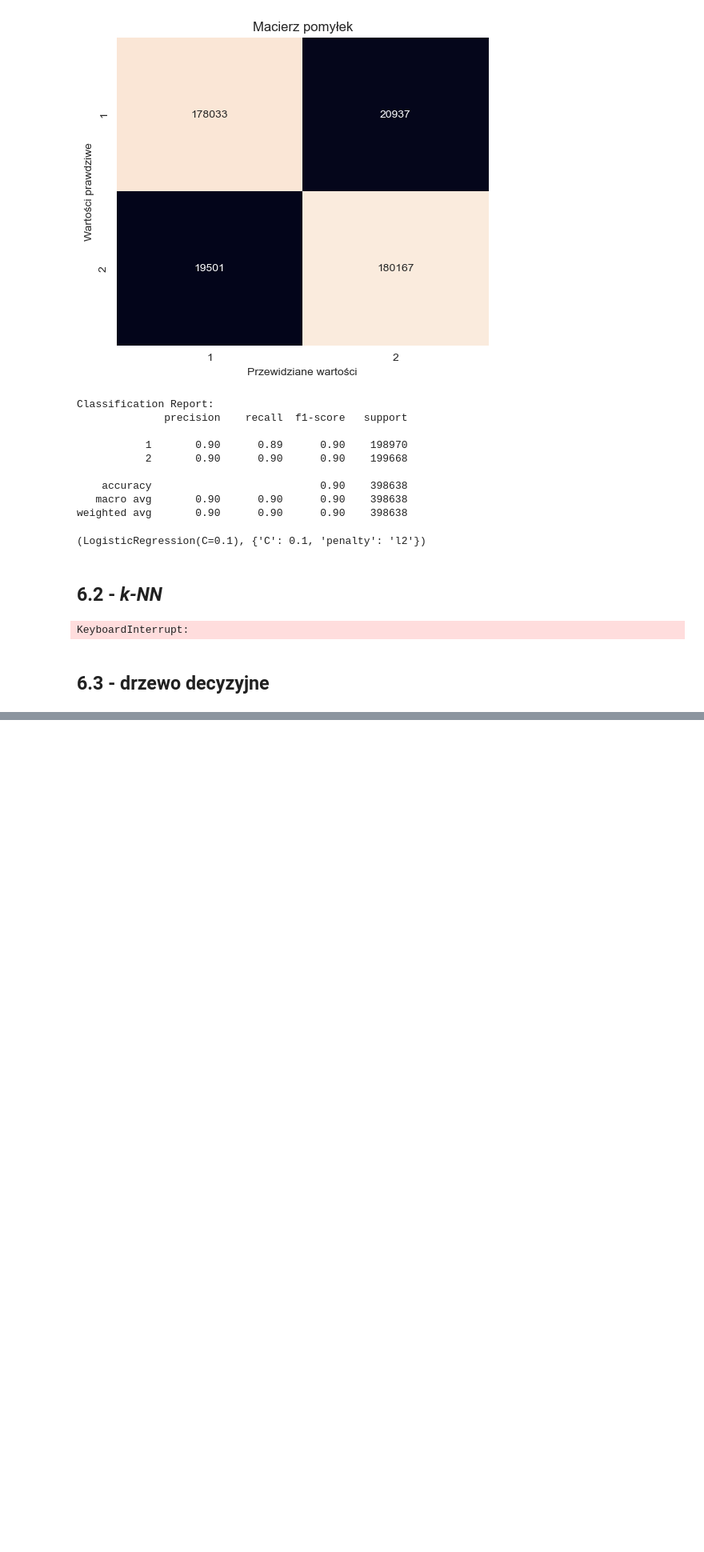
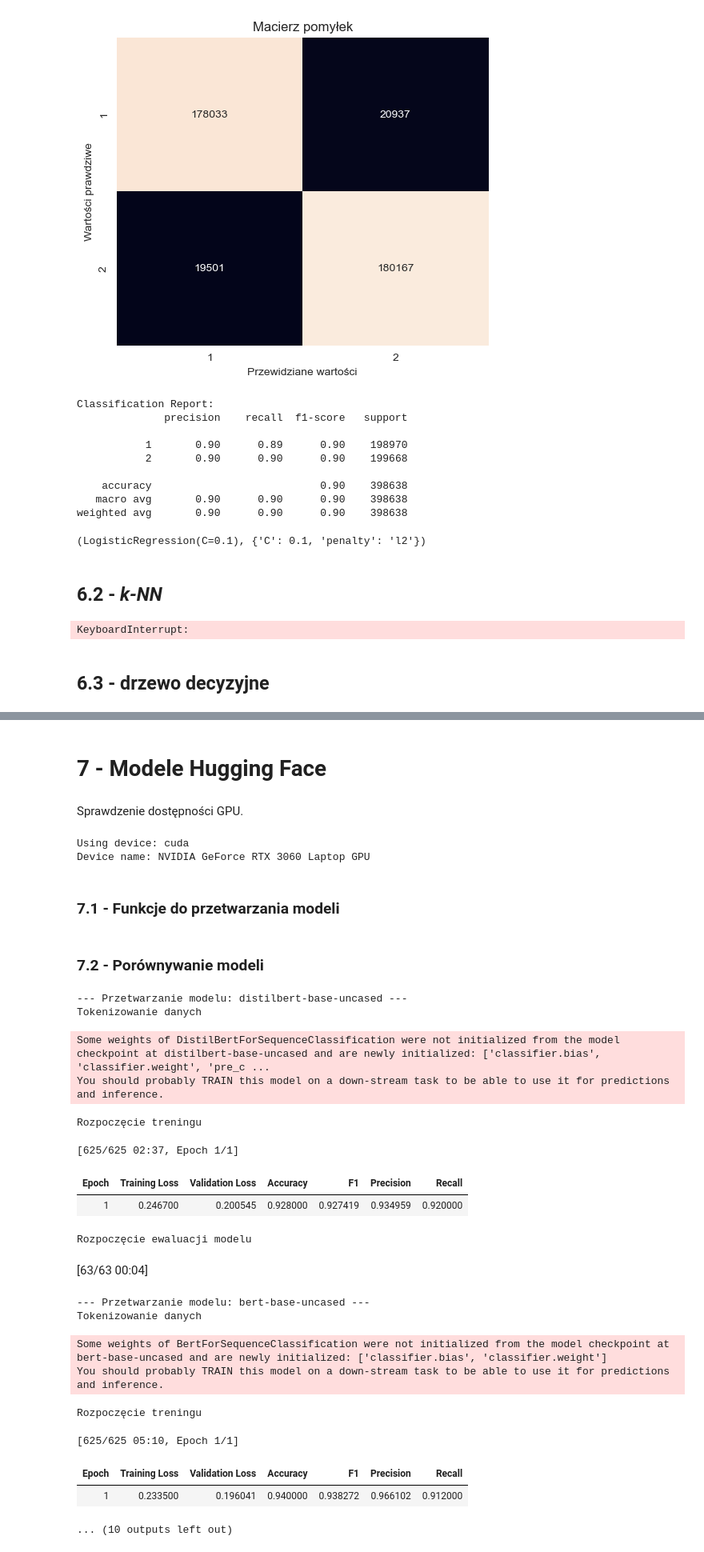
Before and after one commit to piatek5/ML-models-and-classifiers-analisis, a Jupyter notebook: main_notebook.ipynb, the cells around one changed output, grey strips where cells are left out. Shown at 80% size. Drawn from its saved outputs; the diff is of its cells as text; code cells hidden in the pictures; blank space fills up the shorter version.

```diff
--- a/main_notebook.ipynb
+++ b/main_notebook.ipynb
@@ -871,0 +842,14 @@ plot_cv_results_heatmap(
+# %% [markdown]
+# 7 - Modele Hugging Face
+# %% [markdown]
+Sprawdzenie dostępności GPU.
+# %%
+device = torch.device("cuda" if torch.cuda.is_available() else "cpu")
+print(f"Using device: {device}")
+if torch.cuda.is_available():
+    print(f"Device name: {torch.cuda.get_device_name(0)}")
+# %% [output]
+Using device: cuda
+Device name: NVIDIA GeForce RTX 3060 Laptop GPU
+# %% [markdown]
+### 7.1 - Funkcje do przetwarzania modeli
@@ -871,0 +867,13 @@ plot_cv_results_heatmap(
+# %%
+def compute_metrics(pred):
+    """Oblicza metryki ewaluacyjne."""
+    labels = pred.label_ids
+    preds = np.argmax(pred.predictions, axis=-1)
+    precision, recall, f1, _ = precision_recall_fscore_support(labels, preds, average='binary') # 'binary' dla klasyfikacji binarnej
+    acc = accuracy_score(labels, preds)
+    return {
+        'accuracy': acc,
+        'f1': f1,
+        'precision': precision,
+        'recall': recall
+    }
@@ -871,0 +913,21 @@ plot_cv_results_heatmap(
+# %%
+def show_results(results):
+    print("\n--- Wyniki Porównania Modeli (na podzbiorze testowym) ---")
+    results_df = pd.DataFrame(results).T # Transpozycja dla lepszej czytelności
+
+    # Wybieranie i zmiana nazw kluczowych metryk dla przejrzystości
+    metrics_to_show = {
+        'eval_loss': 'Loss',
+        'eval_accuracy': 'Accuracy',
+        'eval_f1': 'F1 Score',
+        'eval_precision': 'Precision',
+        'eval_recall': 'Recall',
+        'eval_runtime': 'Runtime (s)',
+        'eval_samples_per_second': 'Samples/sec',
+    }
+
+    # Filtruj kolumny i zmień ich nazwy
+    results_df_filtered = results_df[[col for col in metrics_to_show if col in results_df.columns]]
+    results_df_filtered = results_df_filtered.rename(columns=metrics_to_show)
+
+    print(results_df_filtered.to_markdown()) # Wyświetl jako tabelę markdown
@@ -871,0 +1021,31 @@ plot_cv_results_heatmap(
+# %% [markdown]
+### 7.2 - Porównywanie modeli
+# %%
+models_to_compare = [
+    "distilbert-base-uncased", # Szybszy, mniej zasobożerny
+    "bert-base-uncased",       # Standardowy baseline
+    "roberta-base"           # Często daje dobre wyniki
+]
+num_labels = 2
+# %%
+compare_hf_models(train_df, test_df, num_labels, models_to_compare)
+# %% [output]
+--- Przetwarzanie modelu: distilbert-base-uncased ---
+Tokenizowanie danych
+Some weights of DistilBertForSequenceClassification were not initialized from the model checkpoint at distilbert-base-uncased and are newly initialized: ['classifier.bias', 'classifier.weight', 'pre_c ...
+You should probably TRAIN this model on a down-stream task to be able to use it for predictions and inference.
+Rozpoczęcie treningu
+[625/625 02:37, Epoch 1/1]
+| Epoch | Training Loss | Validation Loss | Accuracy | F1 | Precision | Recall |
+| 1 | 0.246700 | 0.200545 | 0.928000 | 0.927419 | 0.934959 | 0.920000 |
+Rozpoczęcie ewaluacji modelu
+[63/63 00:04]
+--- Przetwarzanie modelu: bert-base-uncased ---
+Tokenizowanie danych
+Some weights of BertForSequenceClassification were not initialized from the model checkpoint at bert-base-uncased and are newly initialized: ['classifier.bias', 'classifier.weight']
+You should probably TRAIN this model on a down-stream task to be able to use it for predictions and inference.
+Rozpoczęcie treningu
+[625/625 05:10, Epoch 1/1]
+| Epoch | Training Loss | Validation Loss | Accuracy | F1 | Precision | Recall |
+| 1 | 0.233500 | 0.196041 | 0.940000 | 0.938272 | 0.966102 | 0.912000 |
+... (10 outputs left out)
```
Also changed, not shown: parts of 15 cells of this notebook.
